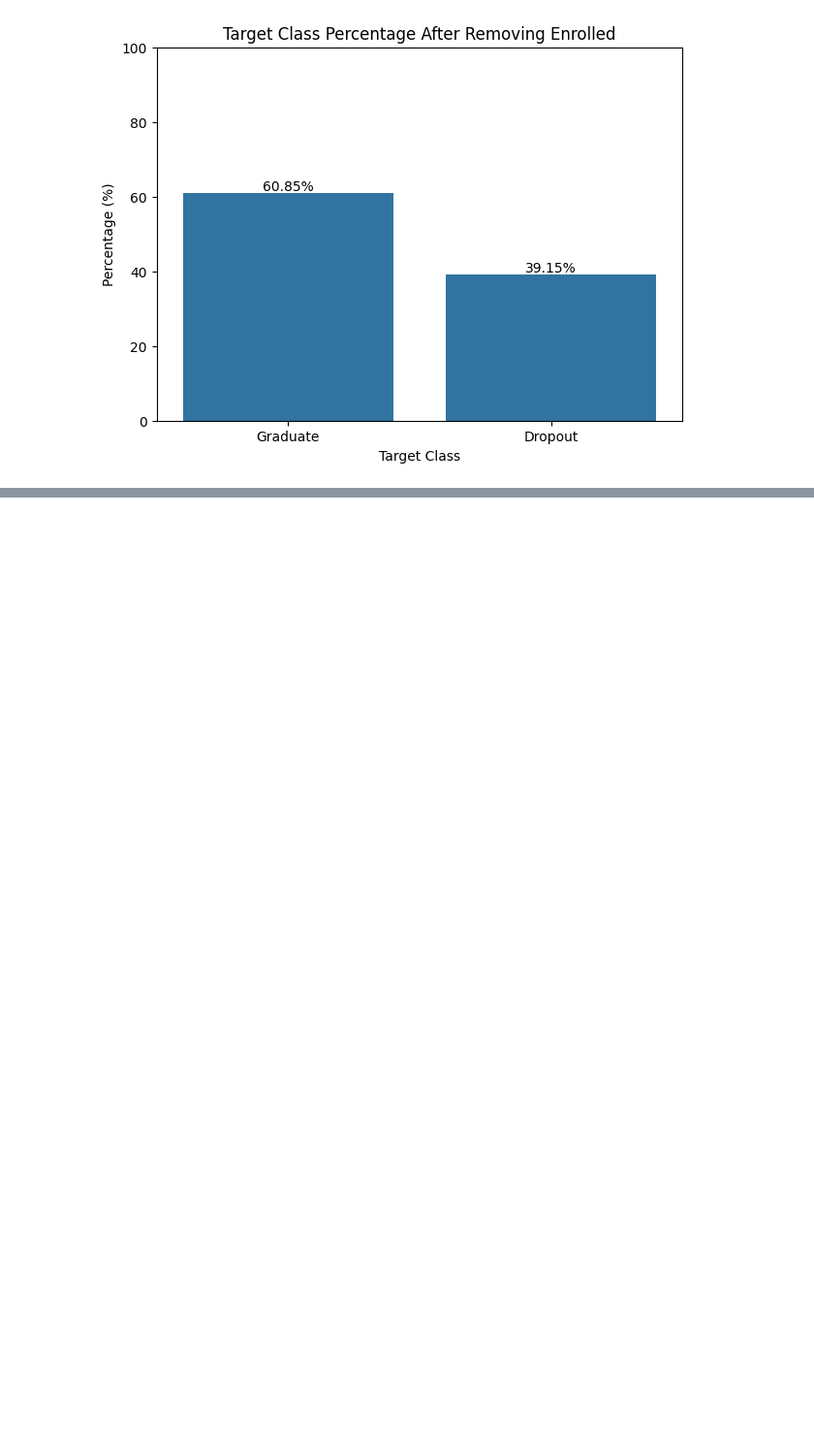
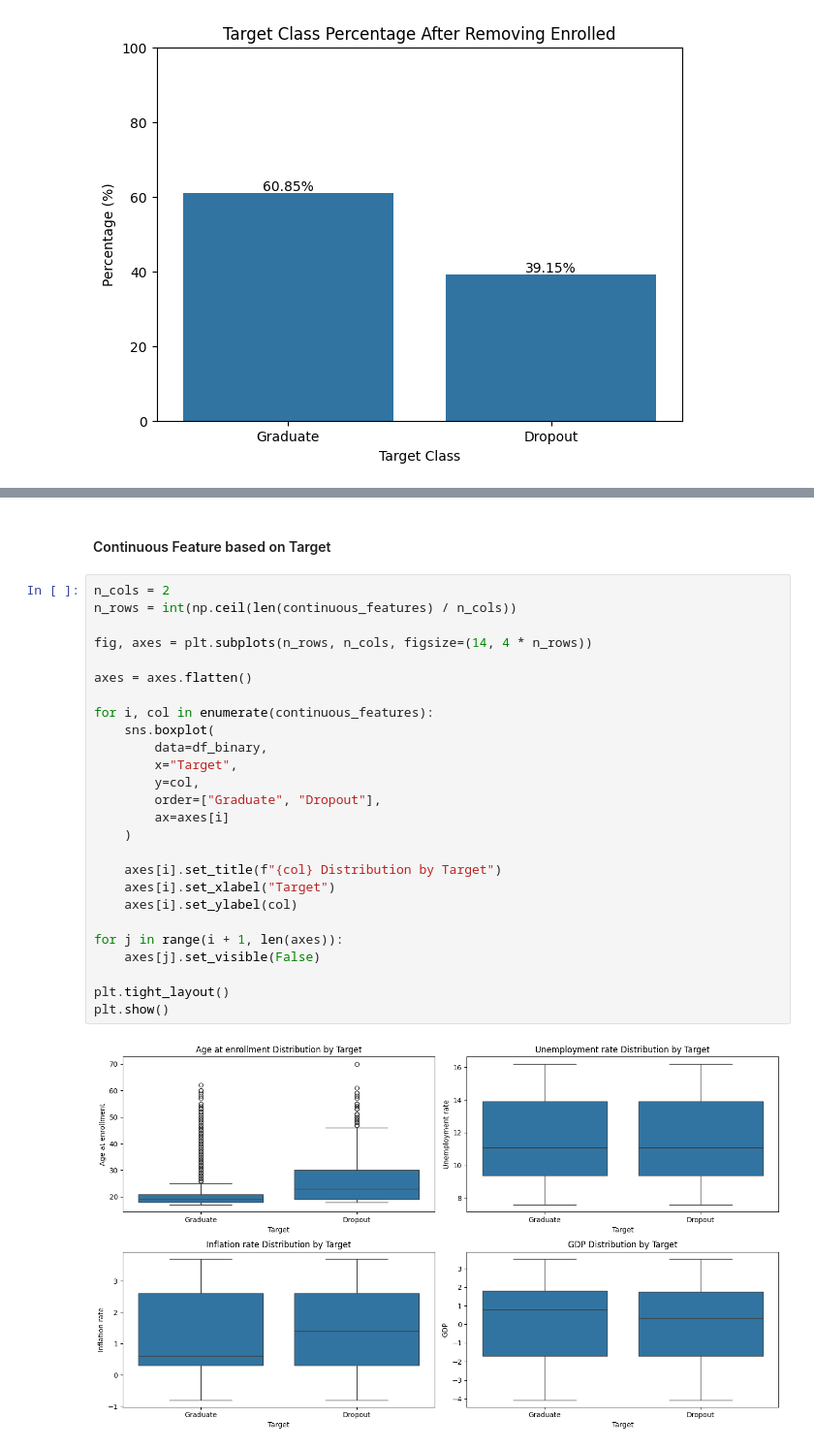
Before and after one commit to LecyLecy/student-dropout-prediction-ml, a Jupyter notebook: notebooks/01_eda.ipynb, the cells around one changed output, grey strips where cells are left out. Shown at 97% size. Drawn from its saved outputs; the diff is of its cells as text; blank space fills up the shorter version.

Commit message:
eda: add dropout graduate non-academic exploration

```diff
--- a/notebooks/01_eda.ipynb
+++ b/notebooks/01_eda.ipynb
@@ -149,0 +413,30 @@ plt.show()
+# %% [markdown]
+#### Continuous Feature based on Target
+# %%
+n_cols = 2
+n_rows = int(np.ceil(len(continuous_features) / n_cols))
+
+fig, axes = plt.subplots(n_rows, n_cols, figsize=(14, 4 * n_rows))
+
+axes = axes.flatten()
+
+for i, col in enumerate(continuous_features):
+    sns.boxplot(
+        data=df_binary,
+        x="Target",
+        y=col,
+        order=["Graduate", "Dropout"],
+        ax=axes[i]
+    )
+
+    axes[i].set_title(f"{col} Distribution by Target")
+    axes[i].set_xlabel("Target")
+    axes[i].set_ylabel(col)
+
+for j in range(i + 1, len(axes)):
+    axes[j].set_visible(False)
+
+plt.tight_layout()
+plt.show()
+# %% [output]
+[figure, added]
```
Also changed, not shown: parts of 39 cells of this notebook.
